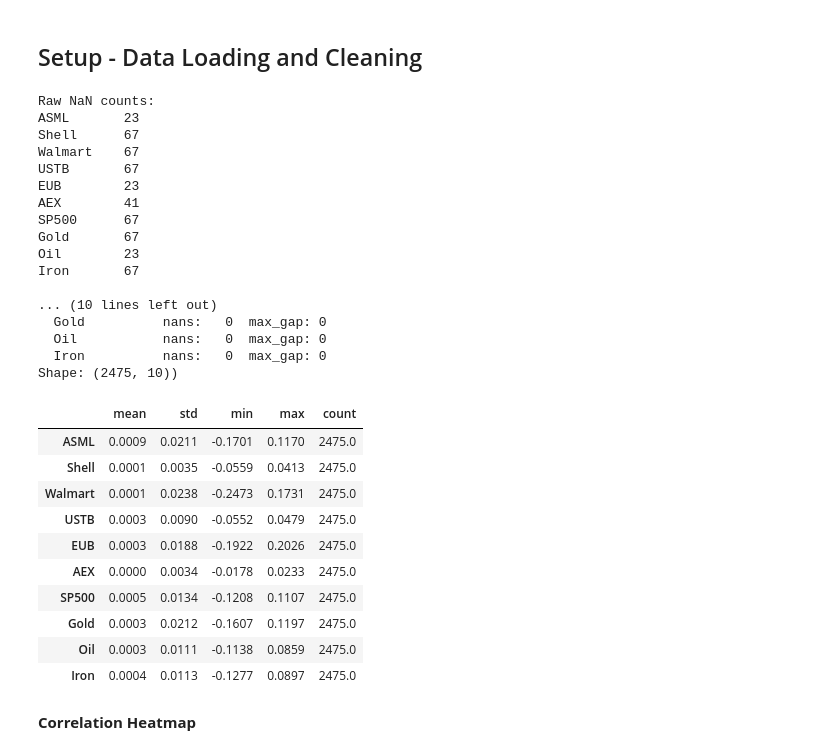
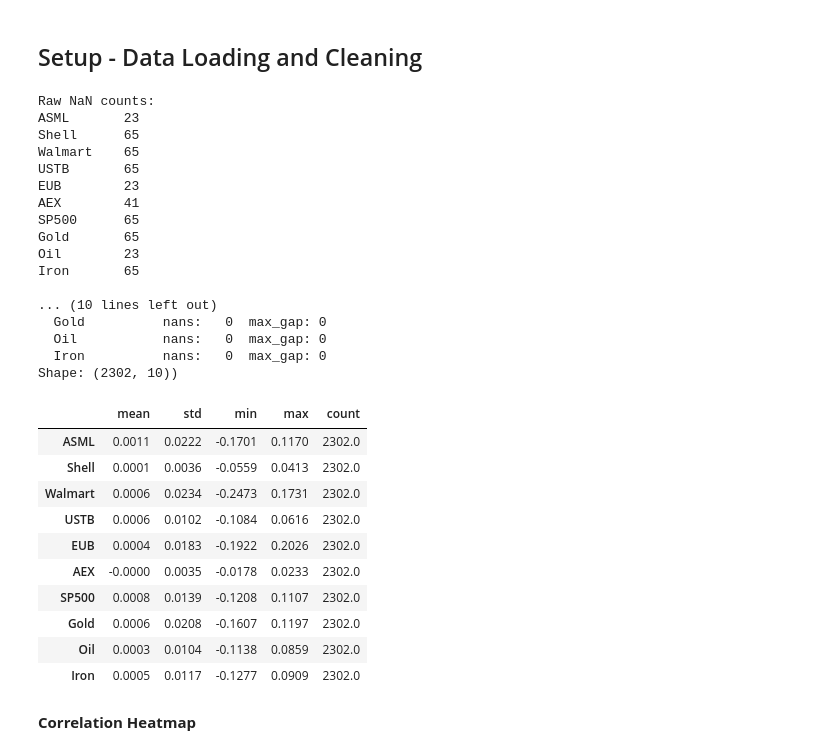
Before and after one commit to siddharthyashkukreja-cloud/QFRM_Assignments, a Jupyter notebook: Assignment_3/analysis.ipynb, the cells around one changed output. Saved outputs shown, nothing was run; the diff lists cells and outputs as text; code cells hidden in the pictures.

```diff
--- a/Assignment_3/analysis.ipynb
+++ b/Assignment_3/analysis.ipynb
@@ -41,7 +41,7 @@ assets = {
 tickers = list(assets.values())
 names   = list(assets.keys())
 
-raw = yf.download(tickers, start="2015-01-01", end="2024-12-31",
+raw = yf.download(tickers, start="2017-01-01", end="2026-04-30",
                   auto_adjust=True, progress=False)["Close"]
 
 raw.columns = names   # rename to readable labels
@@ -53,50 +53,50 @@ drop_mask = prices_clean.isnull().sum(axis=1) >= 3
 prices_clean = prices_clean[~drop_mask]
 print(f"\nRows dropped: {drop_mask.sum()}")
 
 # Gap lengths after drop
 print("\nNaN counts and max consecutive gap after drop:")
 for col in prices_clean.columns:
     s = prices_clean[col]
     total = s.isnull().sum()
     max_gap = max((sum(1 for _ in g) for v, g in itertools.groupby(s.isnull()) if v), default=0)
     print(f"  {col:12s}  nans: {total:3d}  max_gap: {max_gap}")
 
 prices_clean = prices_clean.dropna()
 
 # Log returns
 returns = np.log(prices_clean / prices_clean.shift(1)).dropna()
 
 print(f"Shape: {returns.shape})")
 returns.describe().T[["mean","std","min","max","count"]].round(4)
 # %% [output]
 Raw NaN counts:
 ASML       23
-Shell      67
-Walmart    67
-USTB       67
+Shell      65
+Walmart    65
+USTB       65
 EUB        23
 AEX        41
-SP500      67
-Gold       67
+SP500      65
+Gold       65
 Oil        23
-Iron       67
+Iron       65
 
 ... (10 lines left out)
   Gold          nans:   0  max_gap: 0
   Oil           nans:   0  max_gap: 0
   Iron          nans:   0  max_gap: 0
-Shape: (2475, 10))
+Shape: (2302, 10))
 |  | mean | std | min | max | count |
-| ASML | 0.0009 | 0.0211 | -0.1701 | 0.1170 | 2475.0 |
-| Shell | 0.0001 | 0.0035 | -0.0559 | 0.0413 | 2475.0 |
-| Walmart | 0.0001 | 0.0238 | -0.2473 | 0.1731 | 2475.0 |
-| USTB | 0.0003 | 0.0090 | -0.0552 | 0.0479 | 2475.0 |
-| EUB | 0.0003 | 0.0188 | -0.1922 | 0.2026 | 2475.0 |
-| AEX | 0.0000 | 0.0034 | -0.0178 | 0.0233 | 2475.0 |
-| SP500 | 0.0005 | 0.0134 | -0.1208 | 0.1107 | 2475.0 |
-| Gold | 0.0003 | 0.0212 | -0.1607 | 0.1197 | 2475.0 |
-| Oil | 0.0003 | 0.0111 | -0.1138 | 0.0859 | 2475.0 |
-| Iron | 0.0004 | 0.0113 | -0.1277 | 0.0897 | 2475.0 |
+| ASML | 0.0011 | 0.0222 | -0.1701 | 0.1170 | 2302.0 |
+| Shell | 0.0001 | 0.0036 | -0.0559 | 0.0413 | 2302.0 |
+| Walmart | 0.0006 | 0.0234 | -0.2473 | 0.1731 | 2302.0 |
+| USTB | 0.0006 | 0.0102 | -0.1084 | 0.0616 | 2302.0 |
+| EUB | 0.0004 | 0.0183 | -0.1922 | 0.2026 | 2302.0 |
+| AEX | -0.0000 | 0.0035 | -0.0178 | 0.0233 | 2302.0 |
+| SP500 | 0.0008 | 0.0139 | -0.1208 | 0.1107 | 2302.0 |
+| Gold | 0.0006 | 0.0208 | -0.1607 | 0.1197 | 2302.0 |
+| Oil | 0.0003 | 0.0104 | -0.1138 | 0.0859 | 2302.0 |
+| Iron | 0.0005 | 0.0117 | -0.1277 | 0.0909 | 2302.0 |
 # %% [markdown]
 __Correlation Heatmap__
 # %%
```
Also changed, not shown: parts of 6 cells of this notebook.
